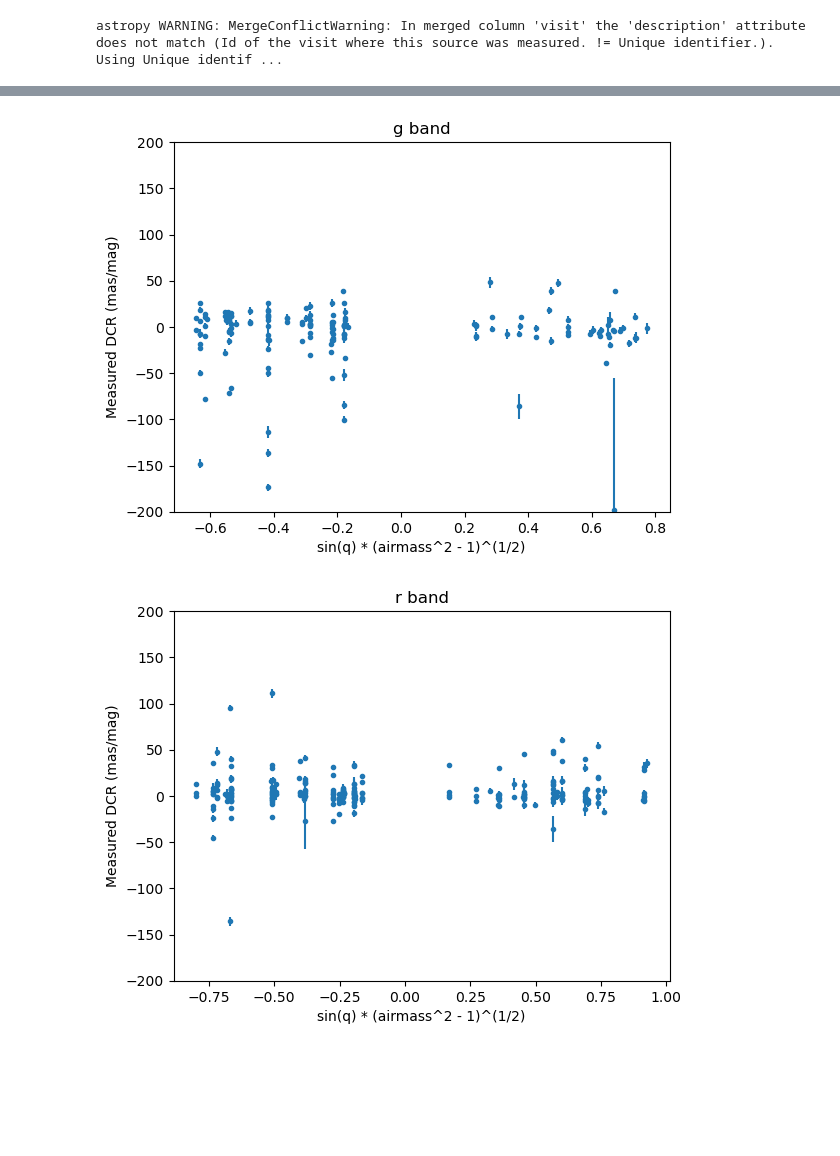
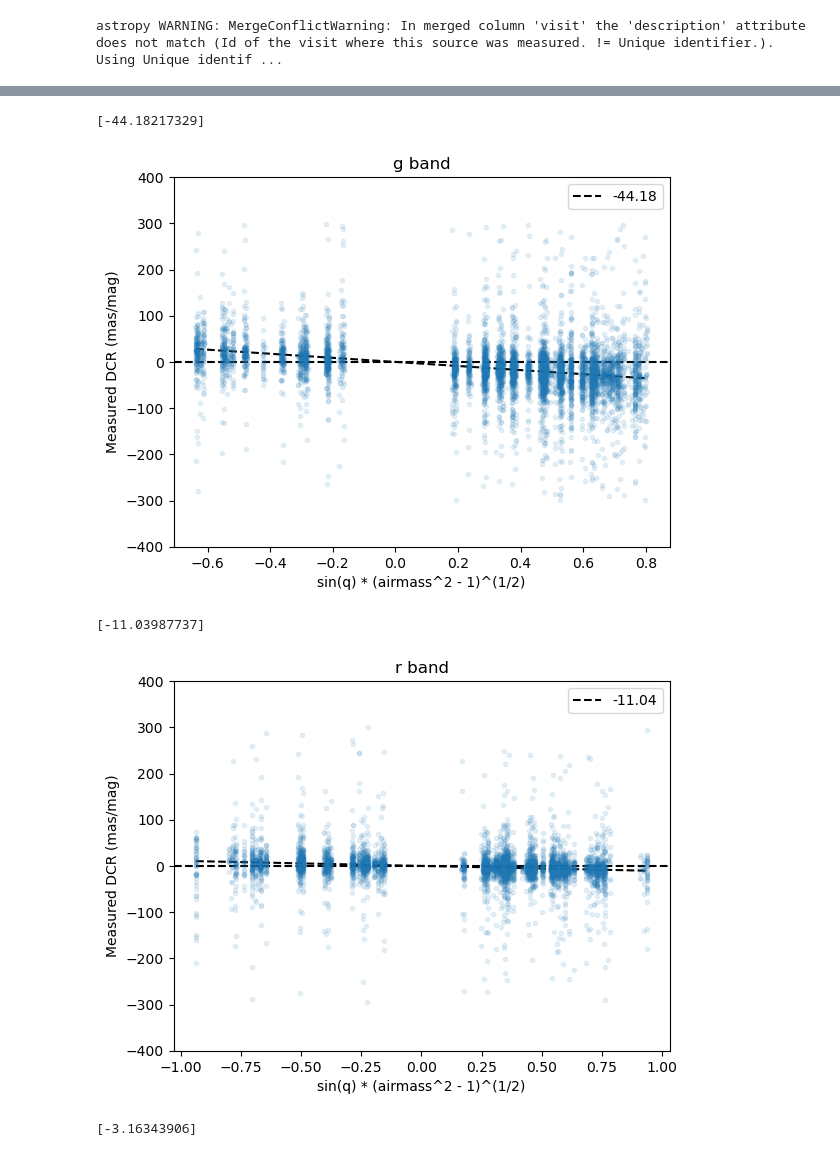
Before and after one commit to LSSTDESC/DifferentialCR, a Jupyter notebook: DP1_singleColorCorr.ipynb, the cells around one changed output, grey strips where cells are left out. Saved outputs shown, nothing was run; the diff lists cells and outputs as text; code cells hidden in the pictures; blank space fills up the shorter version.

```diff
--- a/DP1_singleColorCorr.ipynb
+++ b/DP1_singleColorCorr.ipynb
@@ -40,7 +46,7 @@ field_centers = {
 
 # query_simple looks for stars (refExtendedness = 0.0) in the ECDFS
 
-query_simple = """ SELECT TOP 100 coord_dec,
+query_simple = """ SELECT TOP 400 coord_dec,
             coord_ra,
             g_cModelMag,
             r_cModelMag,
@@ -53,6 +59,7 @@ query_simple = """ SELECT TOP 100 coord_dec,
             refExtendedness,
             g_calib_psf_reserved,
             g_calib_psf_used,
+            g_calib_astrometry_used,
             g_cModelMag - r_cModelMag as grColor,
             g_cModelMag - i_cModelMag as giColor,
             r_cModelMag - z_cModelMag as rzColor,
@@ -96,5 +100,4 @@ plt.hist(object_table['giColor'])
 # %%
-# This is a complicated source query that returns the source detections for each star in the defined color bins
 # Avoid doing this more than once (takes a really long time)
 def source_query(coords):
     search_radius = 2 #arcsec
@@ -109,13 +112,14 @@ def source_query(coords):
                 detector,
                 ra,
                 raErr,
+                ra_dec_Cov,
                 visit,
                 psfFlux,
                 psfFluxErr
 
         FROM dp1.Source
         WHERE (band = 'g' OR band = 'i' or band = 'u' or band = 'r' or band = 'z') AND ({search_string})
-        AND psfFluxErr / psfFlux < 0.01
+        AND psfFluxErr / psfFlux < 0.05
         """
 
 
@@ -132,6 +136,7 @@ def source_query(coords):
 
 source_table = source_query(object_table['coord_ra', 'coord_dec'])
 
+source_table.write("scrap/singleColor_source_table_400obj.ecsv")
 
 print(len(source_table))
 print('u band sources returned', np.sum(source_table['band'] == 'u'))
@@ -307,7 +312,7 @@ ra = np.array(master['ra'])
 dec = np.array(master['dec'])
 raErr = np.array(master['raErr'])
 decErr = np.array(master['decErr'])
-ra_dec_Cov = np.array(master['raErr'])*0.001
+ra_dec_Cov = np.array(master['ra_dec_Cov'])
 
 dR, dR_err, finite_mask = compute_dR_and_err(center_ra, center_dec, ra, dec, par, raErr, decErr, ra_dec_Cov)
 master['dR'] = dR
@@ -332,35 +337,58 @@ Table length=10
 # %%
+
+
+# linear fit
+def lin(x, a):
+    return a * x
+
 
 for band in 'gri':
     band_mask = master['band'] == band
 
     airmass = master[band_mask]['airmass']
     delta_RA = (master[band_mask]['ra'] - master[band_mask]['coord_ra_obj']) * 3600 * 1000
     RA_err = master[band_mask]['raErr'] * 3600 * 1000
     dR = master[band_mask]['dR'] * 3600 * 1000
     dRerr = master[band_mask]['dR_err'] * 3600 * 1000
-    color = master[band_mask]['giColor_obj']
+    dColor = master[band_mask]['giColor_obj'] - 1.59 #subtracts the average g-i color of stars used for astrometric calibration
     q = master[band_mask]['q']
 
     z = np.arccos(1 / airmass) * 180 / np.pi
 
-    y = delta_RA/color
+    y = delta_RA/dColor
+    yerr = RA_err/dColor
     # x = (airmass**2 - 1)**(1/2)
-    x = np.sin(q) * np.tan(z  * np.pi/180)
+    x =  np.tan(z  * np.pi/180) *np.sin(q)
 
-    plt.errorbar(x, y, fmt = '.', yerr = RA_err)
+    mask = (np.abs(y) < 300)
+    y = y[mask]
+    x = x[mask]
+    yerr = yerr[mask]
 
-    plt.ylim(-200, 200)
+    popt, pcov = curve_fit(lin, x, y, p0 = [0])
+    print(popt)
+
+
+    plt.errorbar(x, y, fmt = '.', alpha = 0.1) #yerr = np.abs(yerr)
+
+    x_temp = np.linspace(min(x), max(x))
+    plt.plot(x_temp, lin(x_temp, *popt),'k--', label = np.round(popt[0],2))
+
+    plt.axhline(0, ls = '--', color = 'k')
+    plt.ylim(-400, 400)
     # plt.xlim(0, 46)
 
     plt.title(f'{band} band')
     plt.xlabel('sin(q) * (airmass^2 - 1)^(1/2)')
     plt.ylabel('Measured DCR (mas/mag)')
-    # plt.legend()
+    plt.legend()
 
 
     plt.show()
     plt.close()
 # %% [output]
+[-44.18217329]
-[figure, old version]
+[figure, new version]
+[-11.03987737]
-[figure, old version]
+[figure, new version]
+[-3.16343906]
```
Also changed, not shown: parts of 12 cells of this notebook, 2 other files.
